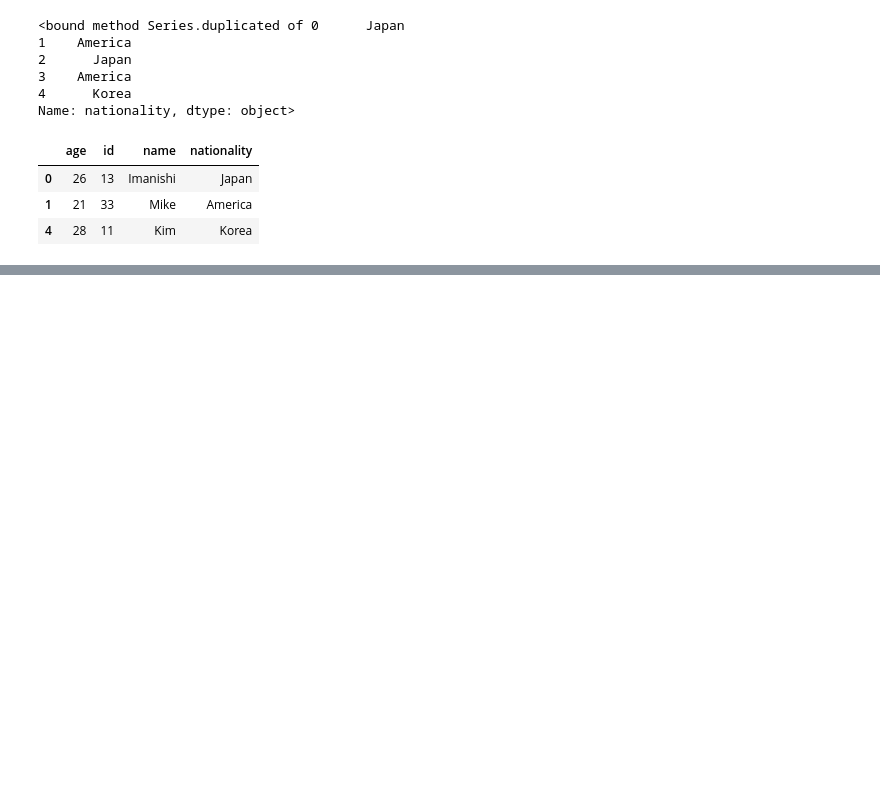
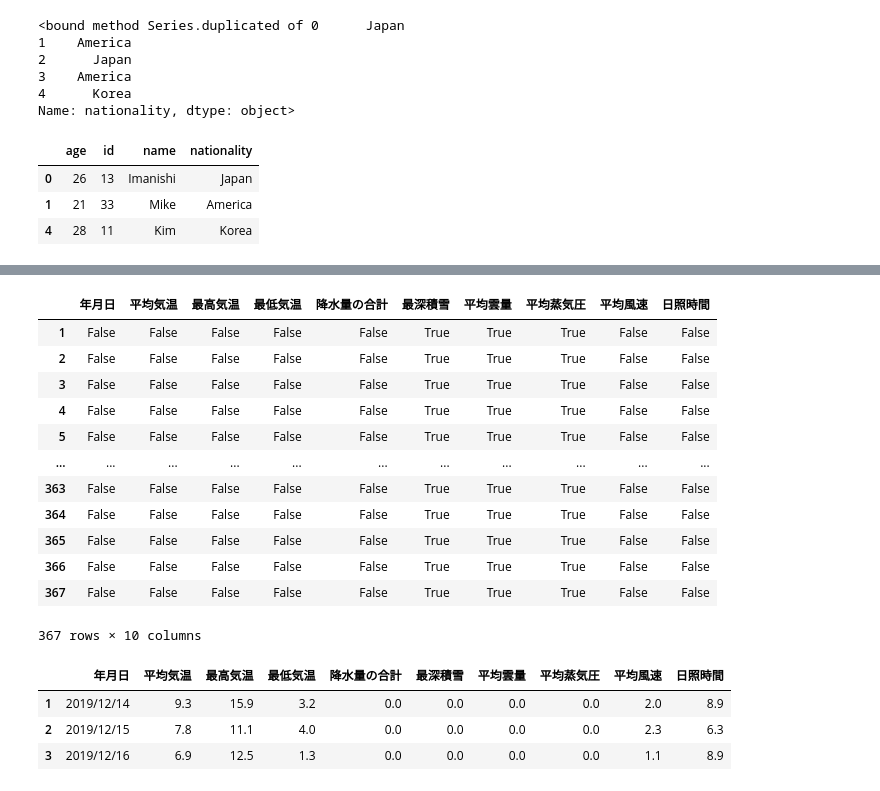
Before and after one commit to Charee-Villapong/for_practice, a Jupyter notebook: python20knock.ipynb, the cells around one changed output, grey strips where cells are left out. Cells and saved outputs as stored; diff of their text form; code cells hidden in the pictures; blank space fills up the shorter version.

```diff
--- a/python20knock.ipynb
+++ b/python20knock.ipynb
@@ -172,0 +237,23 @@ df_people.drop_duplicates(subset = "nationality")
+# %%
+df.isnull()
+# %% [output]
+|  | 年月日 | 平均気温 | 最高気温 | 最低気温 | 降水量の合計 | 最深積雪 | 平均雲量 | 平均蒸気圧 | 平均風速 | 日照時間 |
+| 1 | False | False | False | False | False | True | True | True | False | False |
+| 2 | False | False | False | False | False | True | True | True | False | False |
+| 3 | False | False | False | False | False | True | True | True | False | False |
+| 4 | False | False | False | False | False | True | True | True | False | False |
+| 5 | False | False | False | False | False | True | True | True | False | False |
+| ... | ... | ... | ... | ... | ... | ... | ... | ... | ... | ... |
+| 363 | False | False | False | False | False | True | True | True | False | False |
+| 364 | False | False | False | False | False | True | True | True | False | False |
+| 365 | False | False | False | False | False | True | True | True | False | False |
+| 366 | False | False | False | False | False | True | True | True | False | False |
+| 367 | False | False | False | False | False | True | True | True | False | False |
+367 rows × 10 columns
+# %%
+df.fillna(0).head(3)
+# %% [output]
+|  | 年月日 | 平均気温 | 最高気温 | 最低気温 | 降水量の合計 | 最深積雪 | 平均雲量 | 平均蒸気圧 | 平均風速 | 日照時間 |
+| 1 | 2019/12/14 | 9.3 | 15.9 | 3.2 | 0.0 | 0.0 | 0.0 | 0.0 | 2.0 | 8.9 |
+| 2 | 2019/12/15 | 7.8 | 11.1 | 4.0 | 0.0 | 0.0 | 0.0 | 0.0 | 2.3 | 6.3 |
+| 3 | 2019/12/16 | 6.9 | 12.5 | 1.3 | 0.0 | 0.0 | 0.0 | 0.0 | 1.1 | 8.9 |
```
Also changed, not shown: parts of 21 cells of this notebook.
